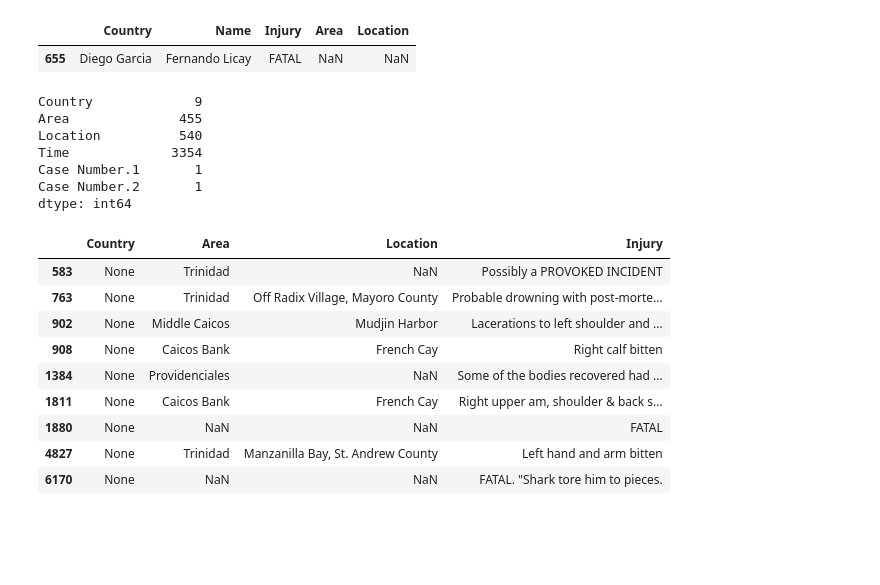
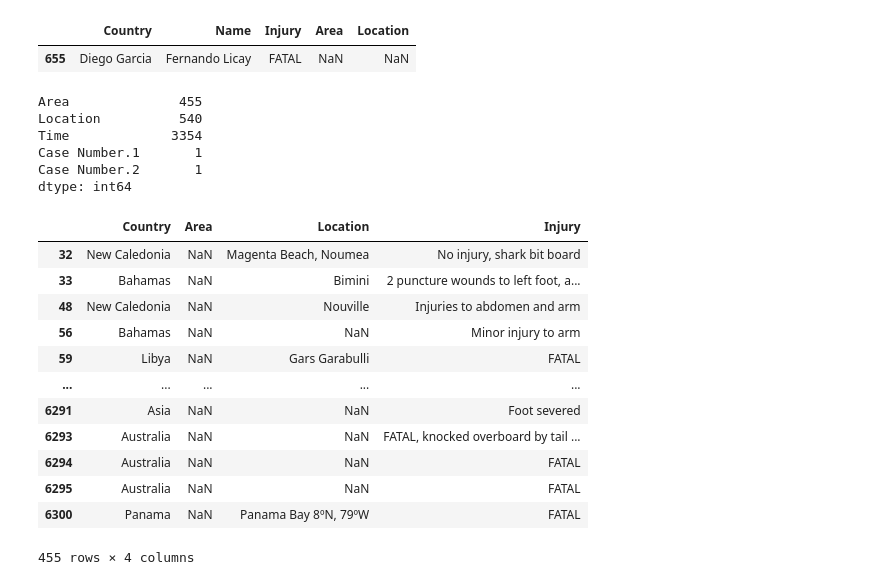
Before and after one commit to NereaRiveiro/Proyecto-1_Sharkniceria, a Jupyter notebook: src/main.ipynb, the cells around one changed output. Cells and saved outputs as stored; diff of their text form; code cells hidden in the pictures; blank space fills up the shorter version.

```diff
--- a/src/main.ipynb
+++ b/src/main.ipynb
@@ -225,5 +230,8 @@ shark_cnulos.loc[shark_cnulos['Case Number.1'].isnull()]
 |  | Case Number | Date | Year | Type | Country | Area | Location | Activity | Name | Sex | ... |
 | 5488 | 5489 | Reported 06-Sep-1905 | 1905.0 | Provoked | USA | Florida | Fort Pierce, St Lucie County | Fishing | David Curry | M | ... |
 1 rows × 24 columns
+# %%
+shark_cnulos['Case Number.1'].fillna('1905.09.06').inplace=True
+shark_cnulos['Case Number.2'].fillna('1905.09.06').inplace=True
 # %% [markdown]
 En 'Year' solo hay dos valores nulos, vamos a comprobar cuales son y si los podemos llenar con alguna info de otras columnas que tienen fecha.
@@ -439,8 +449,8 @@ shark_cnulos.loc[shark_cnulos['Sex'].isnull(), ['Name', 'Activity', 'Sex', 'Inju
 # %%
 shark_cnulos['Sex'].fillna('N/A', inplace=True)
 # %%
-filas_msex = shark_cnulos['Injury'].str.contains("(?i)man|boy|men|boys").index.tolist()
-filas_fsex = shark_cnulos['Injury'].str.contains("(?i)woman|girl|women|girls").index.tolist()
+filas_msex = shark_cnulos[shark_cnulos['Injury'].str.contains("(?i)man|men|boy|boys")].index.tolist()
+filas_fsex = shark_cnulos[shark_cnulos['Injury'].str.contains("(?i)woman|girl|women|girls")].index.tolist()
 
 # len(filas_fsex)
 len(filas_msex)
@@ -449,6 +459,6 @@ len(filas_msex)
 # %%
-# shark_cnulos.loc[filas_msex, 'Sex'] = shark_cnulos.loc[filas_msex, 'Sex'] = 'M'
-# shark_cnulos.loc[filas_fsex, 'Sex'] = shark_cnulos.loc[filas_fsex, 'Sex'] = 'F'
+shark_cnulos.loc[filas_msex, 'Sex'] = shark_cnulos.loc[filas_msex, 'Sex'] = 'M'
+shark_cnulos.loc[filas_fsex, 'Sex'] = shark_cnulos.loc[filas_fsex, 'Sex'] = 'F'
 # %%
 shark_cnulos.loc[shark_cnulos['Sex'] == 'lli', ['Name', 'Activity', 'Sex', 'Injury']]
 # %% [output]
@@ -592,7 +602,6 @@ shark_cnulos.loc[4498, 'Country'] = 'United Kingdom'
 # %%
 nulitos(shark_cnulos)
 # %% [output]
-Country             9
 Area              455
 Location          540
 Time             3354
@@ -600,15 +609,18 @@ Case Number.1       1
 Case Number.2       1
 dtype: int64
 # %%
-shark_cnulos.loc[shark_cnulos['Country'].isna(), ['Country', 'Area', 'Location', 'Injury']]
+shark_cnulos.loc[shark_cnulos['Area'].isna(), ['Country', 'Area', 'Location', 'Injury']]
 # %% [output]
 |  | Country | Area | Location | Injury |
-| 583 | None | Trinidad | NaN | Possibly a PROVOKED INCIDENT |
-| 763 | None | Trinidad | Off Radix Village, Mayoro County | Probable drowning with post-morte... |
-| 902 | None | Middle Caicos | Mudjin Harbor | Lacerations to left shoulder and ... |
-| 908 | None | Caicos Bank | French Cay | Right calf bitten |
-| 1384 | None | Providenciales | NaN | Some of the bodies recovered had ... |
-| 1811 | None | Caicos Bank | French Cay | Right upper am, shoulder & back s... |
-| 1880 | None | NaN | NaN | FATAL |
-| 4827 | None | Trinidad | Manzanilla Bay, St. Andrew County | Left hand and arm bitten |
-| 6170 | None | NaN | NaN | FATAL. "Shark tore him to pieces. |
+| 32 | New Caledonia | NaN | Magenta Beach, Noumea | No injury, shark bit board |
+| 33 | Bahamas | NaN | Bimini | 2 puncture wounds to left foot, a... |
+| 48 | New Caledonia | NaN | Nouville | Injuries to abdomen and arm |
+| 56 | Bahamas | NaN | NaN | Minor injury to arm |
+| 59 | Libya | NaN | Gars Garabulli | FATAL |
+| ... | ... | ... | ... | ... |
+| 6291 | Asia | NaN | NaN | Foot severed |
+| 6293 | Australia | NaN | NaN | FATAL, knocked overboard by tail ... |
+| 6294 | Australia | NaN | NaN | FATAL |
+| 6295 | Australia | NaN | NaN | FATAL |
+| 6300 | Panama | NaN | Panama Bay 8ºN, 79ºW | FATAL |
+455 rows × 4 columns
```
Also changed, not shown: parts of 9 cells of this notebook, 2 other files.
